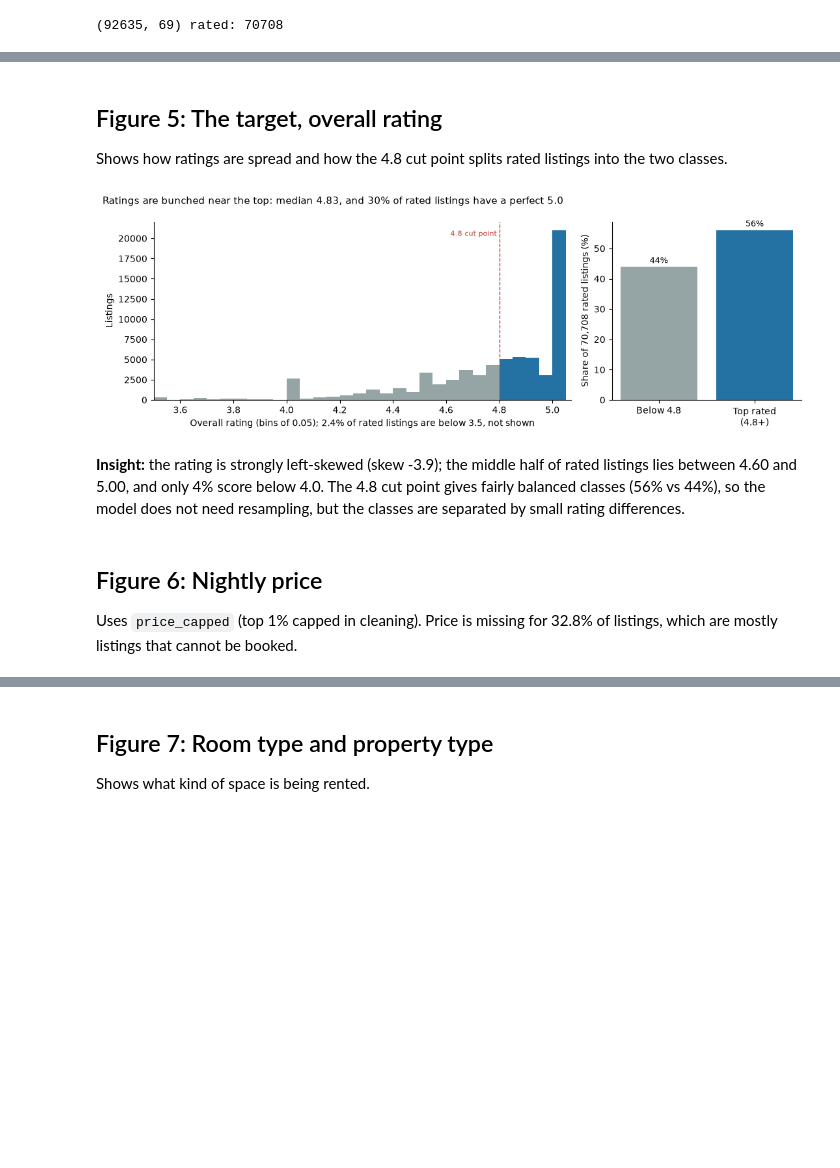
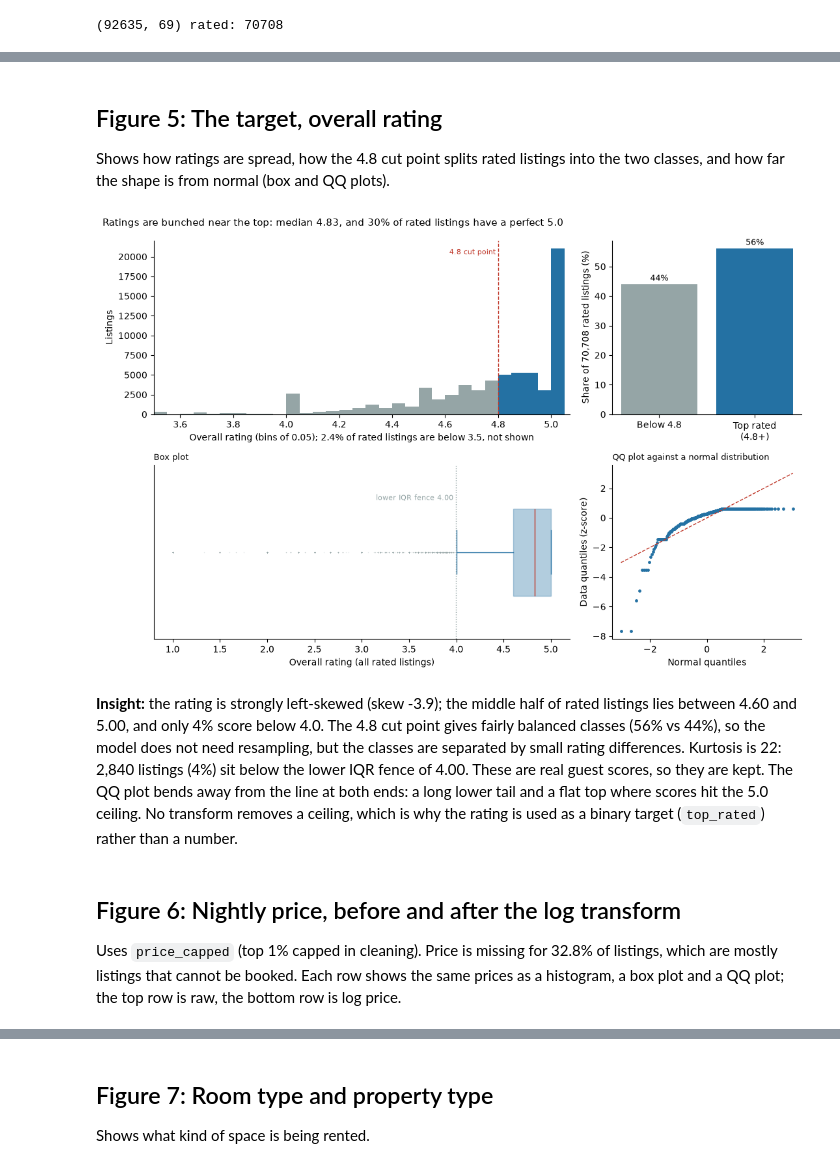
Before and after one commit to varunavy/data230-london-airbnb, a Jupyter notebook: notebooks/02_univariate_ngoc.ipynb, the cells around one changed output, grey strips where cells are left out. Cells and saved outputs as stored; diff of their text form; code cells hidden in the pictures; blank space fills up the shorter version.

```diff
--- a/notebooks/02_univariate_ngoc.ipynb
+++ b/notebooks/02_univariate_ngoc.ipynb
@@ -69,47 +120,63 @@ summary.round(2)
 # %% [markdown]
 ## Figure 5: The target, overall rating
-Shows how ratings are spread and how the 4.8 cut point splits rated listings into the two classes.
+Shows how ratings are spread, how the 4.8 cut point splits rated listings into the two classes, and how far the shape is from normal (box and QQ plots).
 # %%
 rt = rated["review_scores_rating"]
-fig, axes = plt.subplots(1, 2, figsize=(11, 3.8), gridspec_kw={"width_ratios": [2.2, 1]})
+fig, axes = plt.subplots(2, 2, figsize=(11, 7.2), gridspec_kw={"width_ratios": [2.2, 1]})
+axes = axes.ravel()
 
 ax = axes[0]
 edges = np.linspace(1, 5.05, 82)  # 0.05-wide bins, last bin holds exactly 5.0
 _, _, patches = ax.hist(rt, bins=edges, color=GREY)
 for p in patches:
     if p.get_x() >= 4.8 - 1e-9:
         p.set_facecolor(BLUE)
 ax.axvline(4.8, color=RED, ls="--", lw=1)
 ax.text(4.79, ax.get_ylim()[1] * 0.92, "4.8 cut point", ha="right", fontsize=8, color=RED)
 ax.set_xlim(3.5, 5.07)
 ax.set_xlabel(f"Overall rating (bins of 0.05); {(rt < 3.5).mean() * 100:.1f}% of rated listings are below 3.5, not shown")
 ax.set_ylabel("Listings")
 clean_axes(ax)
 
 ax = axes[1]
 target_share = rated["top_rated"].map({1: "Top rated\n(4.8+)", 0: "Below 4.8"}).value_counts(normalize=True) * 100
 target_share = target_share.reindex(["Below 4.8", "Top rated\n(4.8+)"])
 bars = ax.bar(target_share.index, target_share.values, color=[GREY, BLUE])
 ax.bar_label(bars, labels=[f"{v:.0f}%" for v in target_share.values], padding=2, fontsize=9)
 ax.set_ylabel(f"Share of {len(rated):,} rated listings (%)")
 clean_axes(ax)
 
+lo_r, _ = iqr_fences(rt)
+ax = axes[2]
+box_h(ax, rt)
+ax.axvline(lo_r, color=GREY, ls=":", lw=1)
+ax.text(lo_r - 0.03, 1.3, f"lower IQR fence {lo_r:.2f}", ha="right", fontsize=8, color=GREY)
+ax.set_xlabel("Overall rating (all rated listings)")
+ax.set_title("Box plot", loc="left", fontsize=9)
+
+ax = axes[3]
+qq_normal(ax, rt)
+ax.set_title("QQ plot against a normal distribution", loc="left", fontsize=9)
+
 fig.suptitle(f"Ratings are bunched near the top: median {rt.median():.2f}, and {(rt == 5).mean() * 100:.0f}% "
              f"of rated listings have a perfect 5.0", x=0.01, ha="left", fontsize=11)
 plt.tight_layout()
 plt.savefig("../figures/fig5_rating_distribution.png", dpi=500, bbox_inches="tight")
 plt.show()
 
 display(Markdown(
     f"**Insight:** the rating is strongly left-skewed (skew {rt.skew():.1f}); the middle half of rated listings lies between "
     f"{rt.quantile(0.25):.2f} and {rt.quantile(0.75):.2f}, and only {(rt < 4).mean() * 100:.0f}% score below 4.0. The 4.8 cut point gives fairly balanced classes "
     f"({target_share.iloc[1]:.0f}% vs {target_share.iloc[0]:.0f}%), so the model does not need resampling, but the classes are "
-    f"separated by small rating differences."))
+    f"separated by small rating differences. Kurtosis is {rt.kurt():.0f}: {n_outside(rt):,} listings "
+    f"({n_outside(rt) / len(rt) * 100:.0f}%) sit below the lower IQR fence of {lo_r:.2f}. These are real guest scores, so they are kept. "
+    f"The QQ plot bends away from the line at both ends: a long lower tail and a flat top where scores hit the 5.0 ceiling. "
+    f"No transform removes a ceiling, which is why the rating is used as a binary target (`top_rated`) rather than a number."))
 # %% [output]
-[figure, old version]
+[figure, new version]
-**Insight:** the rating is strongly left-skewed (skew -3.9); the middle half of rated listings lies between 4.60 and 5.00, and only 4% score below 4.0. The 4.8 cut point gives fairly balanced classes (56% vs 44%), so the model does not need resampling, but the classes are separated by small rating differences.
+**Insight:** the rating is strongly left-skewed (skew -3.9); the middle half of rated listings lies between 4.60 and 5.00, and only 4% score below 4.0. The 4.8 cut point gives fairly balanced classes (56% vs 44%), so the model does not need resampling, but the classes are separated by small rating differences. Kurtosis is 22: 2,840 listings (4%) sit below the lower IQR fence of 4.00. These are real guest scores, so they are kept. The QQ plot bends away from the line at both ends: a long lower tail and a flat top where scores hit the 5.0 ceiling. No transform removes a ceiling, which is why the rating is used as a binary target (`top_rated`) rather than a number.
 # %% [markdown]
-## Figure 6: Nightly price
-Uses `price_capped` (top 1% capped in cleaning). Price is missing for 32.8% of listings, which are mostly listings that cannot be booked.
+## Figure 6: Nightly price, before and after the log transform
+Uses `price_capped` (top 1% capped in cleaning). Price is missing for 32.8% of listings, which are mostly listings that cannot be booked. Each row shows the same prices as a histogram, a box plot and a QQ plot; the top row is raw, the bottom row is log price.
 # %%
 p = df["price_capped"].dropna()
```
Also changed, not shown: parts of 15 cells of this notebook, 3 other files.
